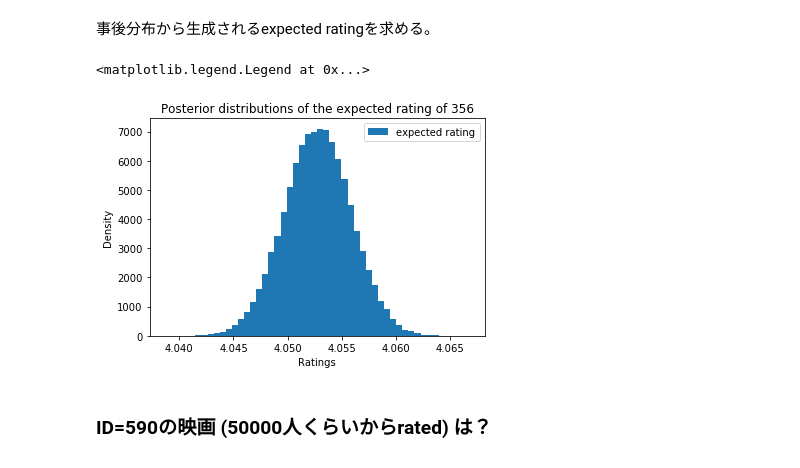
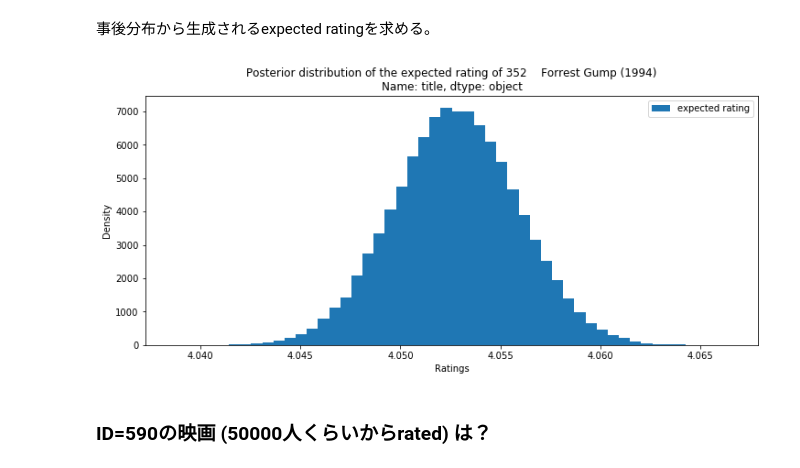
Before and after one commit to gci-team4/movie_yoshida, a Jupyter notebook: MovieLens.ipynb, the cells around one changed output. Cells and saved outputs as stored; diff of their text form; code cells hidden in the pictures.

```diff
--- a/MovieLens.ipynb
+++ b/MovieLens.ipynb
@@ -213,16 +256,16 @@ The random samples from the posterior:
 # %%
 def expected_rating(P):
     return 0.5*P[:, 0] + 1.0*P[:, 1] + 1.5*P[:, 2] + 2.0*P[:, 3] + 2.5*P[:, 4] + 3.0*P[:, 5] + 3.5*P[:, 6] + 4.0*P[:, 7] + 4.5*P[:, 8] + 5.0*P[:, 9]
 
 posterior_expected_rating = expected_rating(posterior_samples)
 plt.hist(posterior_expected_rating, histtype='stepfilled', bins=50, label='expected rating')
 plt.xlabel('Ratings')
 plt.ylabel('Density')
-plt.title('Posterior distributions of the expected rating of %d' %n)
+plt.title('Posterior distribution of the expected rating of %s' %movies[movies.movieId==n].title)
 plt.legend()
+plt.savefig('posterior_distribution_of_%s.png' %movies[movies.movieId==n].title)
 # %% [output]
-<matplotlib.legend.Legend at 0x...>
-[figure, old version]
+[figure, new version]
 # %% [markdown]
 ### ID=590の映画 (50000人くらいからrated) は？
 # %%
```
Also changed, not shown: parts of 29 cells of this notebook.
